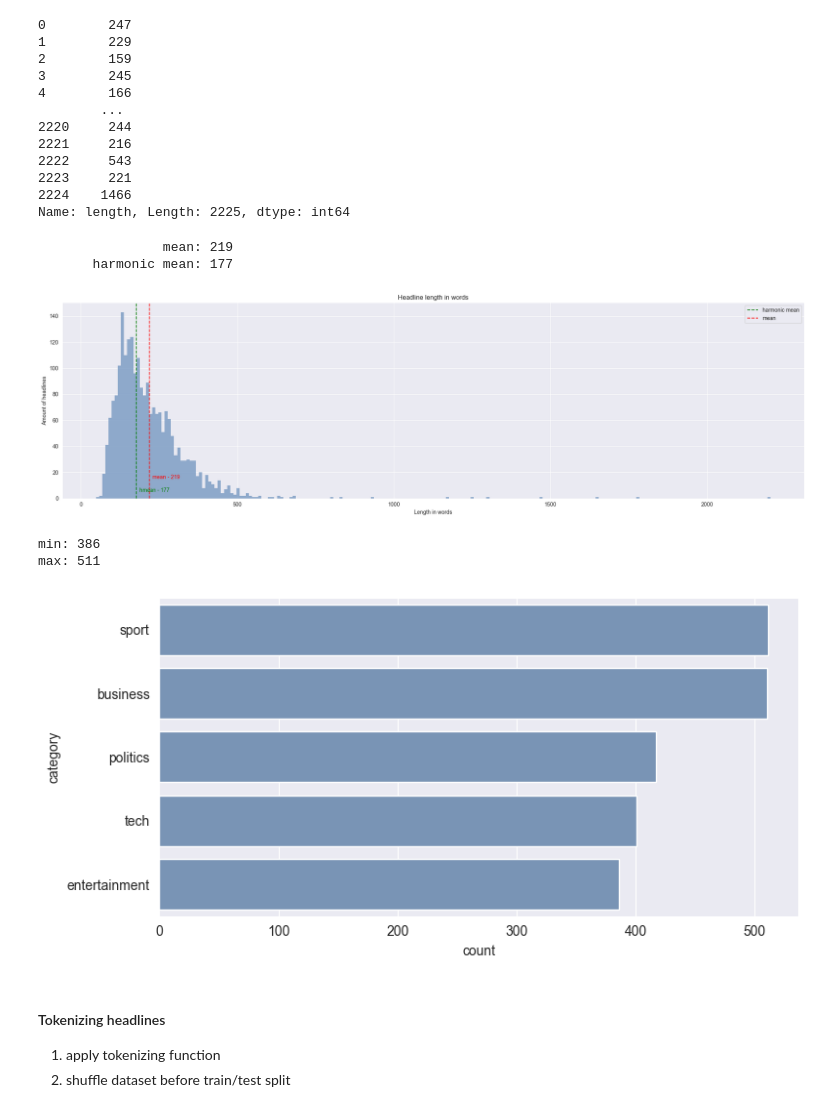
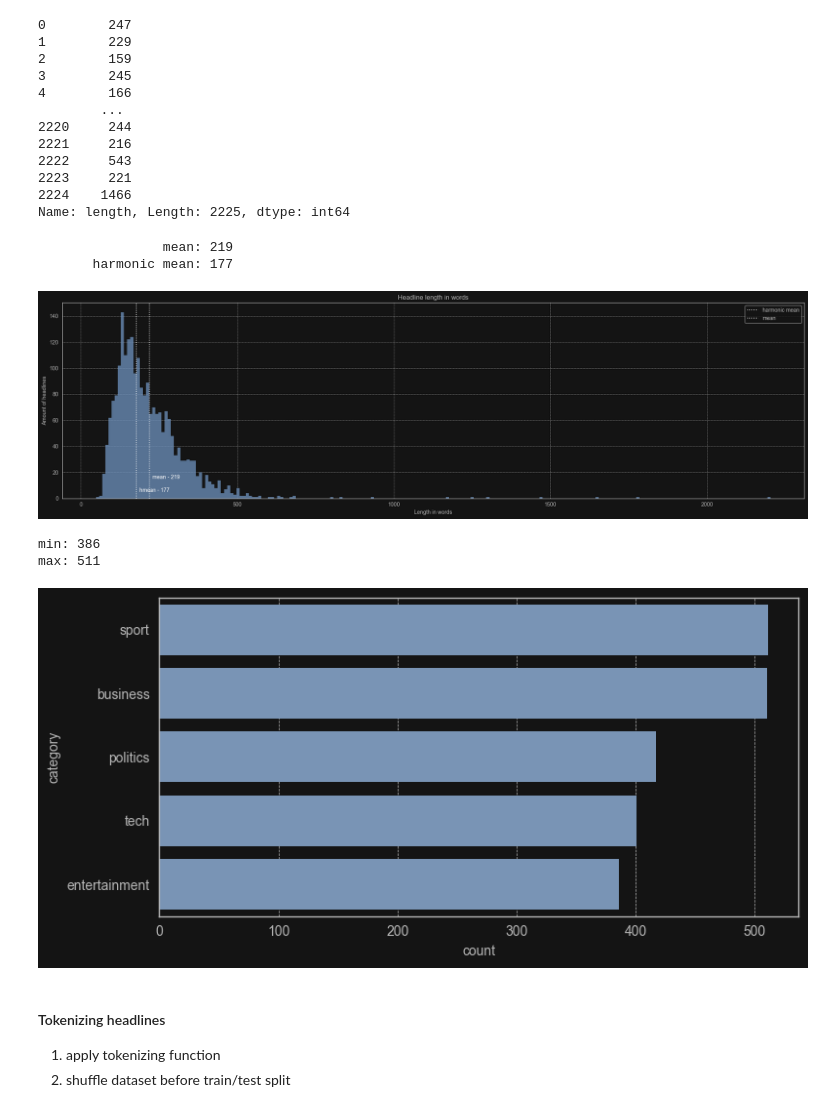
Before and after one commit to gracjan-p/bbc, a Jupyter notebook: notebooks/main.ipynb, the cells around one changed output. Cells and saved outputs as stored; diff of their text form; code cells hidden in the pictures.

```diff
--- a/notebooks/main.ipynb
+++ b/notebooks/main.ipynb
@@ -1,5 +1,29 @@
 # %% [markdown]
 #### Setup
+# %%
+import matplotlib.pyplot as plt
+
+# DON'T MIND THIS, it's dark theme for matplotlib
+WHITE_MID = '#b5b5b5'
+GREY_DARK = '#141414'
+
+plt.rcParams['figure.facecolor'] = GREY_DARK
+plt.rcParams['text.color'] = WHITE_MID
+plt.rcParams['axes.facecolor'] = GREY_DARK
+plt.rcParams['axes.edgecolor'] = WHITE_MID
+plt.rcParams['axes.labelcolor'] = WHITE_MID
+plt.rcParams['axes.titlecolor'] = WHITE_MID
+
+plt.rcParams['grid.color'] = WHITE_MID
+plt.rcParams['grid.linestyle'] = '--'
+plt.rcParams['grid.linewidth'] = 0.5
+plt.rcParams['axes.grid'] = True
+
+plt.rcParams['axes.linewidth'] = 1
+plt.rcParams['xtick.color'] = WHITE_MID
+plt.rcParams['ytick.color'] = WHITE_MID
+plt.rcParams['legend.edgecolor'] = WHITE_MID
+plt.rcParams['legend.labelcolor'] = WHITE_MID
 # %%
 import numpy as np
 import torch
@@ -70,42 +94,41 @@ df['length']
 2224    1466
 Name: length, Length: 2225, dtype: int64
 # %%
-from matplotlib import pyplot as plt
 from scipy.stats import hmean
 import seaborn as sb
 
 mid_blue = '#6f93bf'
 mid_red = '#bf6f6f'
 
 min_headline_len = df['length'].min()
 max_headline_len = df['length'].max()
 
 headline_mean = round(df['length'].mean())
 headline_hmean = round(hmean(df['length']))
 
 print(
     f"{"mean":>20}: {headline_mean}",
     f"{"harmonic mean":>20}: {headline_hmean}", sep='\n'
 )
 
 fig, axes = plt.subplots(figsize=(20, 6))
 
 sb.histplot(df['length'], ax=axes, binwidth=10, linewidth=0, color=mid_blue)
-axes.axvline(headline_hmean, color='g', linestyle='--', label='harmonic mean')
-axes.annotate(text=f"hmean - {headline_hmean}", xy=(headline_hmean+10, 5), color='g')
-axes.axvline(headline_mean, color='r', linestyle='--', label='mean')
-axes.annotate(text=f"mean - {headline_mean}", xy=(headline_mean+10, 15), color='r')
+axes.axvline(headline_hmean, linestyle=':', label='harmonic mean', color='white')
+axes.axvline(headline_mean, linestyle=':', label='mean', color='white')
+axes.annotate(text=f"hmean - {headline_hmean}", xy=(headline_hmean+10, 5), color='white')
+axes.annotate(text=f"mean - {headline_mean}", xy=(headline_mean+10, 15), color='white')
 
 axes.set_title('Headline length in words')
 axes.set_xlabel('Length in words')
 axes.set_ylabel('Amount of headlines')
 axes.legend()
 
 plt.tight_layout()
 # %% [output]
                 mean: 219
        harmonic mean: 177
-[figure, old version]
+[figure, new version]
 # %%
 sorted_categories = df['category'].value_counts().index
 
@@ -119,12 +142,12 @@ print(
     f"max: {max_label}", sep='\n'
 )
 
-sb.countplot(df['category'], order=sorted_categories, color=mid_blue)
+sb.countplot(df['category'], order=sorted_categories, color=mid_blue, linewidth=0)
 plt.tight_layout()
 # %% [output]
 min: 386
 max: 511
-[figure, old version]
+[figure, new version]
 # %% [markdown]
 #### Tokenizing headlines
 1) apply tokenizing function
```
Also changed, not shown: parts of 15 cells of this notebook.
